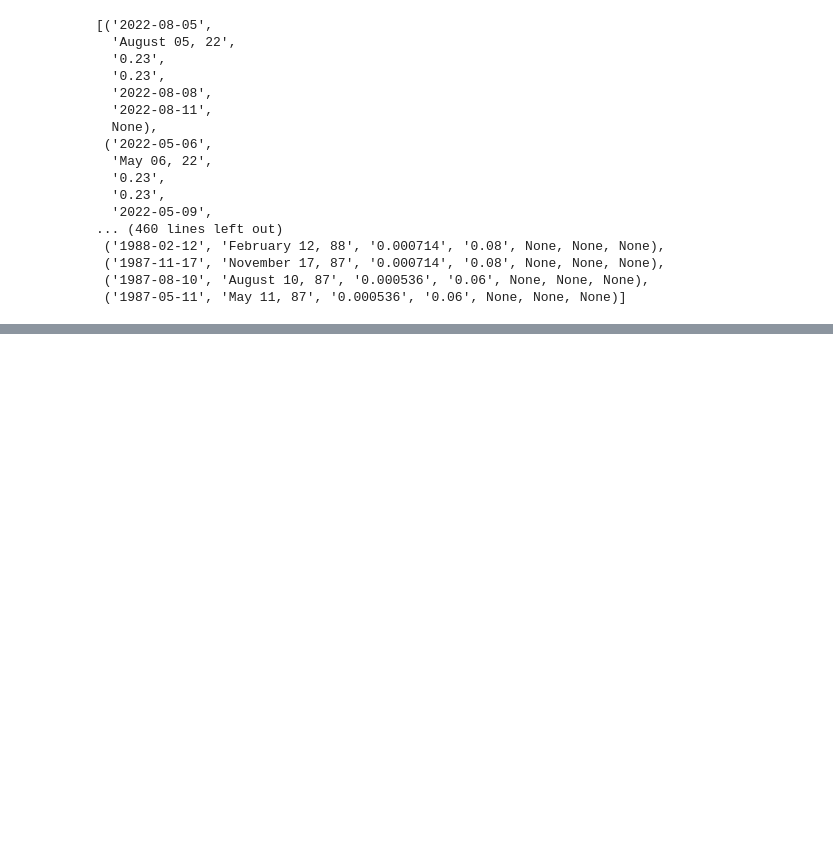
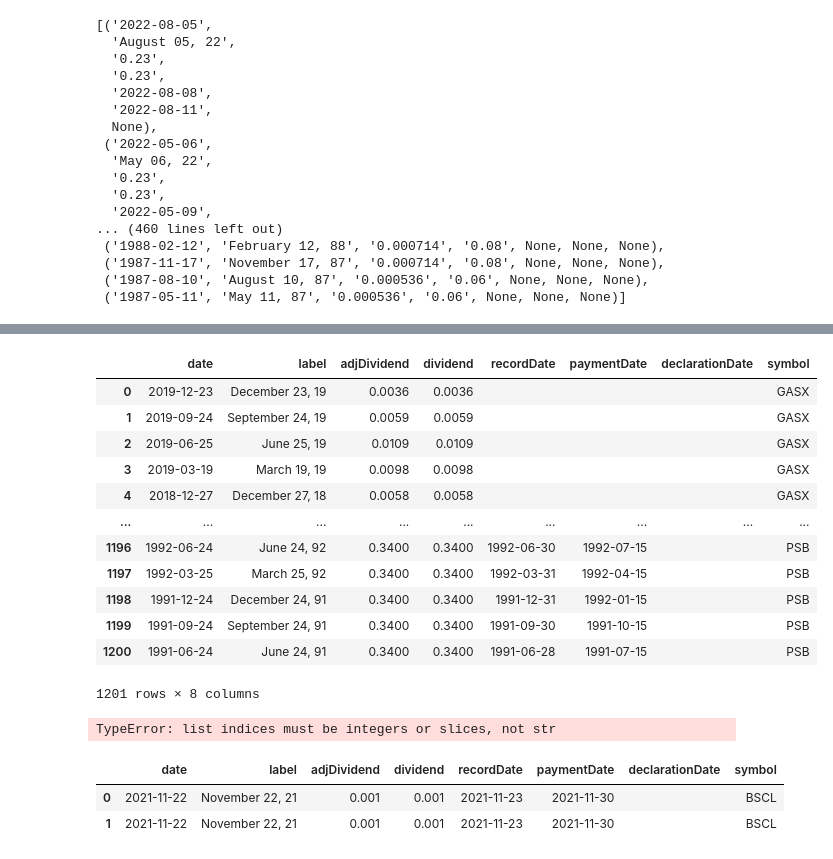
Before and after one commit to kittipong-tar/testDime, a Jupyter notebook: testNotebook.ipynb, the cells around one changed output, grey strips where cells are left out. Drawn from its saved outputs; the diff is of its cells as text; code cells hidden in the pictures; blank space fills up the shorter version.

```diff
--- a/testNotebook.ipynb
+++ b/testNotebook.ipynb
@@ -228,0 +368,8 @@ conn.close()
+# %%
+consolidate_data = []
+for i in range(len(consolidate_list)):
+    historical = consolidate_list[i]["historical"]
+    symbol_var = consolidate_list[i]["symbol"]
+    for item in historical:
+        item["symbol"] = symbol_var
+    consolidate_data.append(historical)
@@ -228,0 +398,20 @@ conn.close()
+# %%
+data_prep = list(chain(*consolidate_data))
+# %%
+df = pd.DataFrame.from_records(data_prep)
+# %%
+df
+# %% [output]
+|  | date | label | adjDividend | dividend | recordDate | paymentDate | declarationDate | symbol |
+| 0 | 2019-12-23 | December 23, 19 | 0.0036 | 0.0036 |  |  |  | GASX |
+| 1 | 2019-09-24 | September 24, 19 | 0.0059 | 0.0059 |  |  |  | GASX |
+| 2 | 2019-06-25 | June 25, 19 | 0.0109 | 0.0109 |  |  |  | GASX |
+| 3 | 2019-03-19 | March 19, 19 | 0.0098 | 0.0098 |  |  |  | GASX |
+| 4 | 2018-12-27 | December 27, 18 | 0.0058 | 0.0058 |  |  |  | GASX |
+| ... | ... | ... | ... | ... | ... | ... | ... | ... |
+| 1196 | 1992-06-24 | June 24, 92 | 0.3400 | 0.3400 | 1992-06-30 | 1992-07-15 |  | PSB |
+| 1197 | 1992-03-25 | March 25, 92 | 0.3400 | 0.3400 | 1992-03-31 | 1992-04-15 |  | PSB |
+| 1198 | 1991-12-24 | December 24, 91 | 0.3400 | 0.3400 | 1991-12-31 | 1992-01-15 |  | PSB |
+| 1199 | 1991-09-24 | September 24, 91 | 0.3400 | 0.3400 | 1991-09-30 | 1991-10-15 |  | PSB |
+| 1200 | 1991-06-24 | June 24, 91 | 0.3400 | 0.3400 | 1991-06-28 | 1991-07-15 |  | PSB |
+1201 rows × 8 columns
@@ -228,0 +421,5 @@ conn.close()
+# %%
+a = empty_list["historical"]
+pd.DataFrame(a)
+# %% [output]
+TypeError: list indices must be integers or slices, not str
@@ -228,0 +446,6 @@ conn.close()
+# %%
+pd.DataFrame.from_records(c)
+# %% [output]
+|  | date | label | adjDividend | dividend | recordDate | paymentDate | declarationDate | symbol |
+| 0 | 2021-11-22 | November 22, 21 | 0.001 | 0.001 | 2021-11-23 | 2021-11-30 |  | BSCL |
+| 1 | 2021-11-22 | November 22, 21 | 0.001 | 0.001 | 2021-11-23 | 2021-11-30 |  | BSCL |
```
Also changed, not shown: parts of 21 cells of this notebook, 3 other files.
